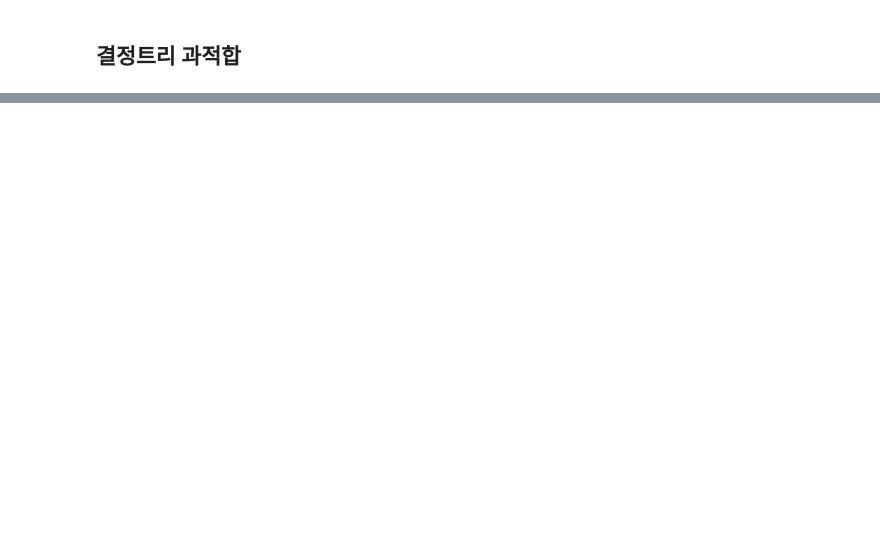
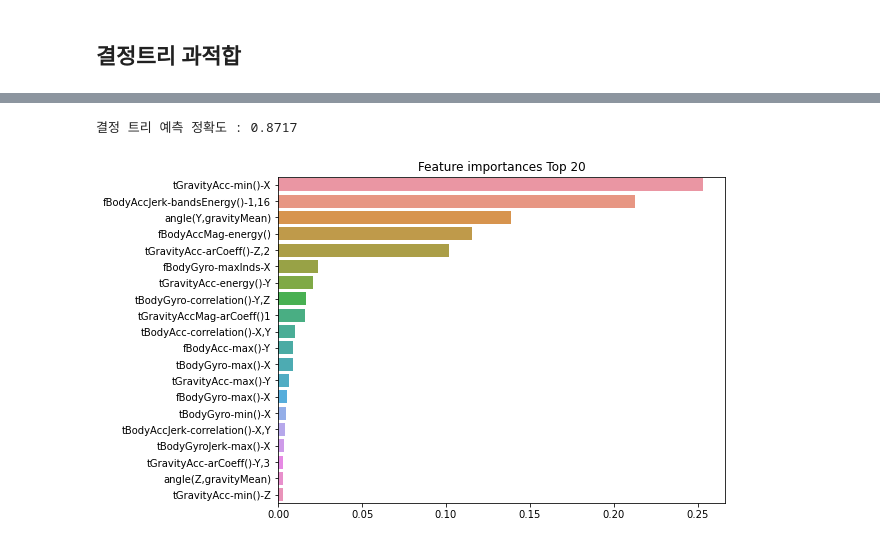
Before and after one commit to soyoonjeong/MachineLearning, a Jupyter notebook: 결정트리.ipynb, the cells around one changed output, grey strips where cells are left out. Drawn from its saved outputs; the diff is of its cells as text; code cells hidden in the pictures; blank space fills up the shorter version.

```diff
--- a/결정트리.ipynb
+++ b/결정트리.ipynb
@@ -66,0 +103,10 @@ petal width (cm) : 0.4003
+# %%
+def get_new_feature_name_df(old_feature_name_df):
+    feature_dup_df = pd.DataFrame(old_feature_name_df.groupby("column_name").cumcount(),
+                                  columns=["dup_cnt"])
+    feature_dup_df = feature_dup_df.reset_index()
+    new_feature_name_df = pd.merge(old_feature_name_df.reset_index(),feature_dup_df, how="outer")
+    new_feature_name_df["column_name"] = new_feature_name_df[["column_name","dup_cnt"]].apply(lambda x: x[0]+'_'+str(x[1])
+                                                                                              if x[1]>0 else x[0], axis=1)
+    new_feature_name_df= new_feature_name_df.drop(["index"],axis=1)
+    return new_feature_name_df
@@ -66,0 +170,9 @@ petal width (cm) : 0.4003
+# %%
+from sklearn.model_selection import GridSearchCV
+
+params = {"max_depth": [ 6, 8 ,10, 12, 16 ,20, 24]}
+
+grid_cv = GridSearchCV(dt_clf, param_grid = params, scoring="accuracy", cv=5,verbose=1)
+grid_cv.fit(X_train, y_train)
+print("GridSearchCV 최고 평균 정확도 수치:{0:.4f}".format(grid_cv.best_score_))
+print("GridSearchCV 최적 하이퍼 파라미터:", grid_cv.best_params_)
@@ -66,0 +198,10 @@ petal width (cm) : 0.4003
+# %%
+from sklearn.model_selection import GridSearchCV
+
+params = {"max_depth": [ 6, 8 ,10, 12, 16 ,20, 24],
+         "min_samples_split":[16,24]}
+
+grid_cv = GridSearchCV(dt_clf, param_grid = params, scoring="accuracy", cv=5,verbose=1)
+grid_cv.fit(X_train, y_train)
+print("GridSearchCV 최고 평균 정확도 수치:{0:.4f}".format(grid_cv.best_score_))
+print("GridSearchCV 최적 하이퍼 파라미터:", grid_cv.best_params_)
@@ -66,0 +214,20 @@ petal width (cm) : 0.4003
+# %%
+best_df_clf = grid_cv.best_estimator_
+pred1=best_df_clf.predict(X_test)
+accuracy = accuracy_score(y_test, pred1)
+print("결정 트리 예측 정확도 : {0:.4f}".format(accuracy))
+# %% [output]
+결정 트리 예측 정확도 : 0.8717
+# %%
+import seaborn as sns
+
+ftr_importances_values = best_df_clf.feature_importances_
+ftr_importances= pd.Series(ftr_importances_values,index=X_train.columns)
+
+ftr_top20= ftr_importances.sort_values(ascending=False)[:20]
+plt.figure(figsize=(8,6))
+plt.title("Feature importances Top 20")
+sns.barplot(x=ftr_top20, y=ftr_top20.index)
+plt.show()
+# %% [output]
+[figure, added]
```
Also changed, not shown: parts of 12 cells of this notebook, 1 other file.
